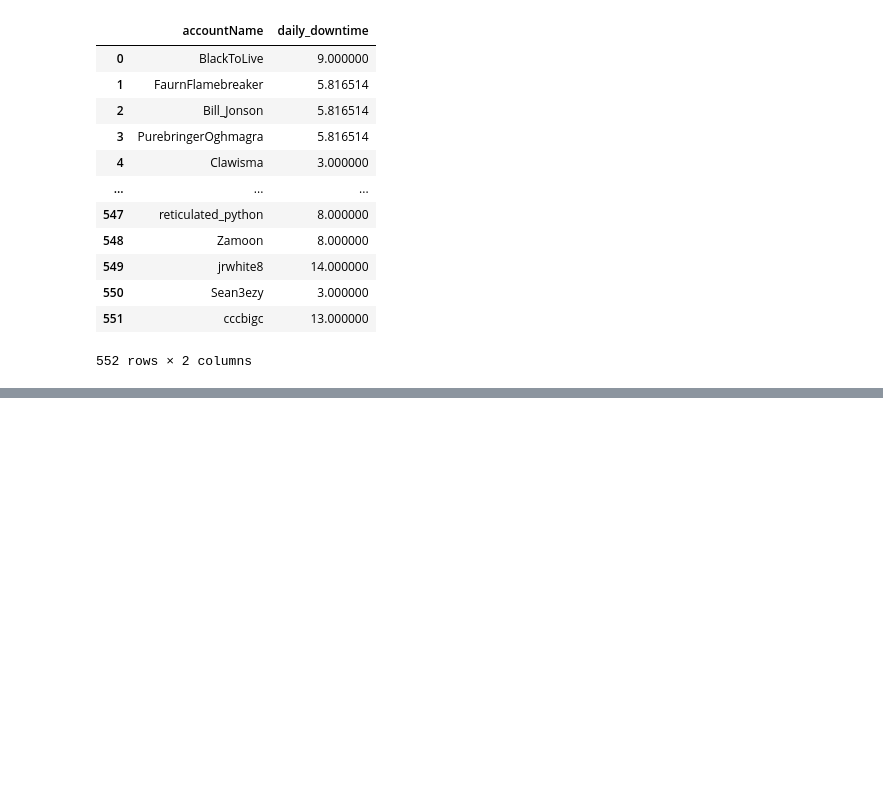
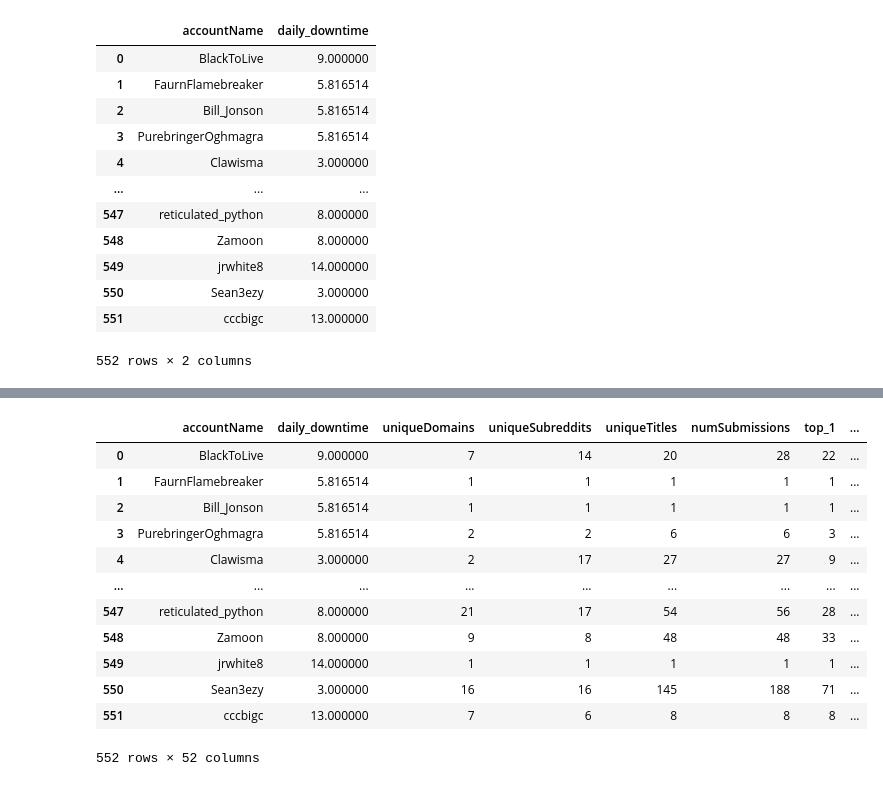
Before and after one commit to benibienz/reddit-analysis, a Jupyter notebook: Data/FeatureEngineering-Final.ipynb, the cells around one changed output, grey strips where cells are left out. Saved outputs shown, nothing was run; the diff lists cells and outputs as text; code cells hidden in the pictures; blank space fills up the shorter version.

```diff
--- a/Data/FeatureEngineering-Final.ipynb
+++ b/Data/FeatureEngineering-Final.ipynb
@@ -364,0 +609,17 @@ final_df_3 = pd.merge(temp_with_dd_2, temp_df_witho)
+# %%
+final_df_6 = pd.merge(final_df_3, w2v_df, on= 'accountName')
+final_df_6
+# %% [output]
+|  | accountName | daily_downtime | uniqueDomains | uniqueSubreddits | uniqueTitles | numSubmissions | top_1 | ... |
+| 0 | BlackToLive | 9.000000 | 7 | 14 | 20 | 28 | 22 | ... |
+| 1 | FaurnFlamebreaker | 5.816514 | 1 | 1 | 1 | 1 | 1 | ... |
+| 2 | Bill_Jonson | 5.816514 | 1 | 1 | 1 | 1 | 1 | ... |
+| 3 | PurebringerOghmagra | 5.816514 | 2 | 2 | 6 | 6 | 3 | ... |
+| 4 | Clawisma | 3.000000 | 2 | 17 | 27 | 27 | 9 | ... |
+| ... | ... | ... | ... | ... | ... | ... | ... | ... |
+| 547 | reticulated_python | 8.000000 | 21 | 17 | 54 | 56 | 28 | ... |
+| 548 | Zamoon | 8.000000 | 9 | 8 | 48 | 48 | 33 | ... |
+| 549 | jrwhite8 | 14.000000 | 1 | 1 | 1 | 1 | 1 | ... |
+| 550 | Sean3ezy | 3.000000 | 16 | 16 | 145 | 188 | 71 | ... |
+| 551 | cccbigc | 13.000000 | 7 | 6 | 8 | 8 | 8 | ... |
+552 rows × 52 columns
```
Also changed, not shown: parts of 12 cells of this notebook, 2 other files.
